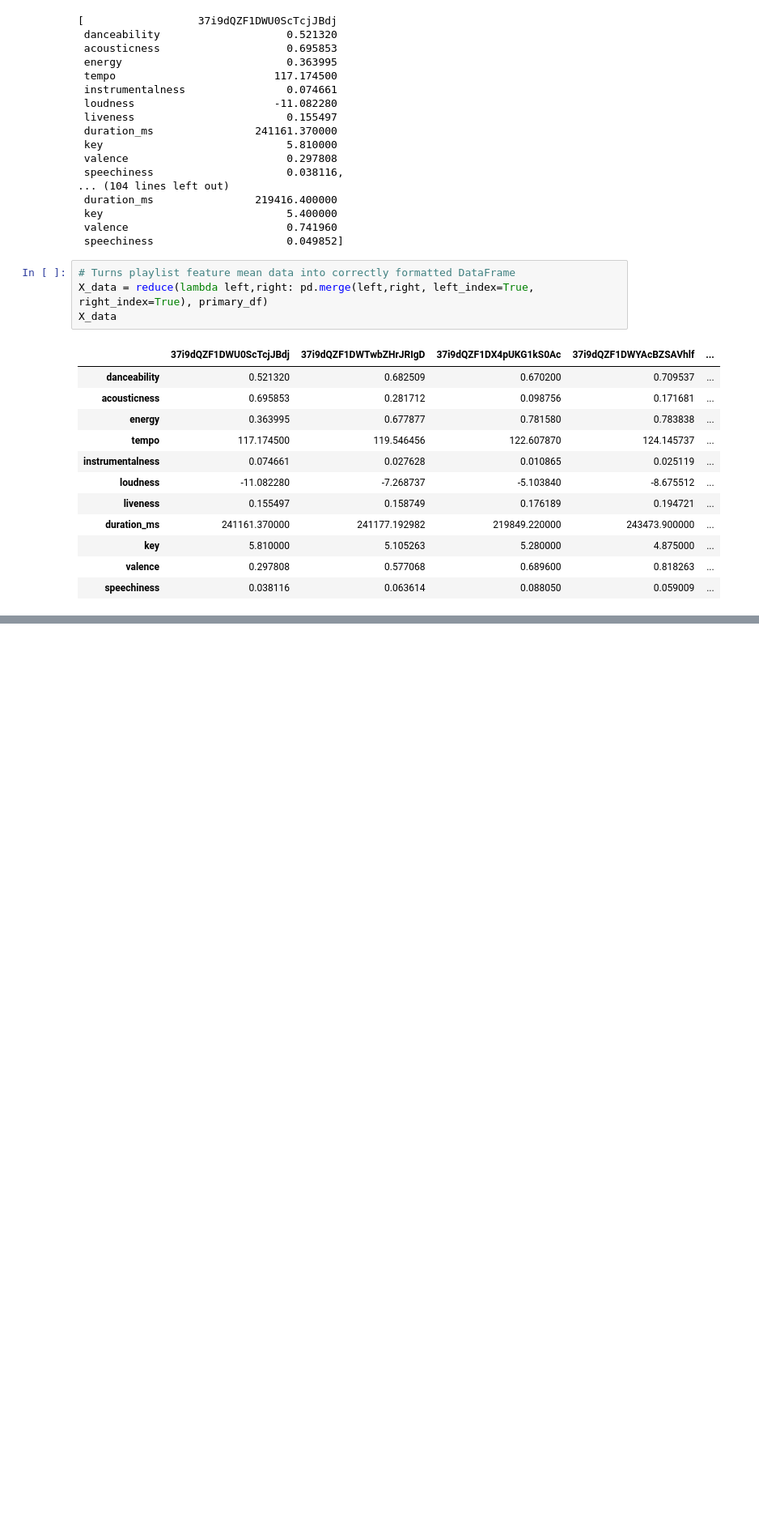
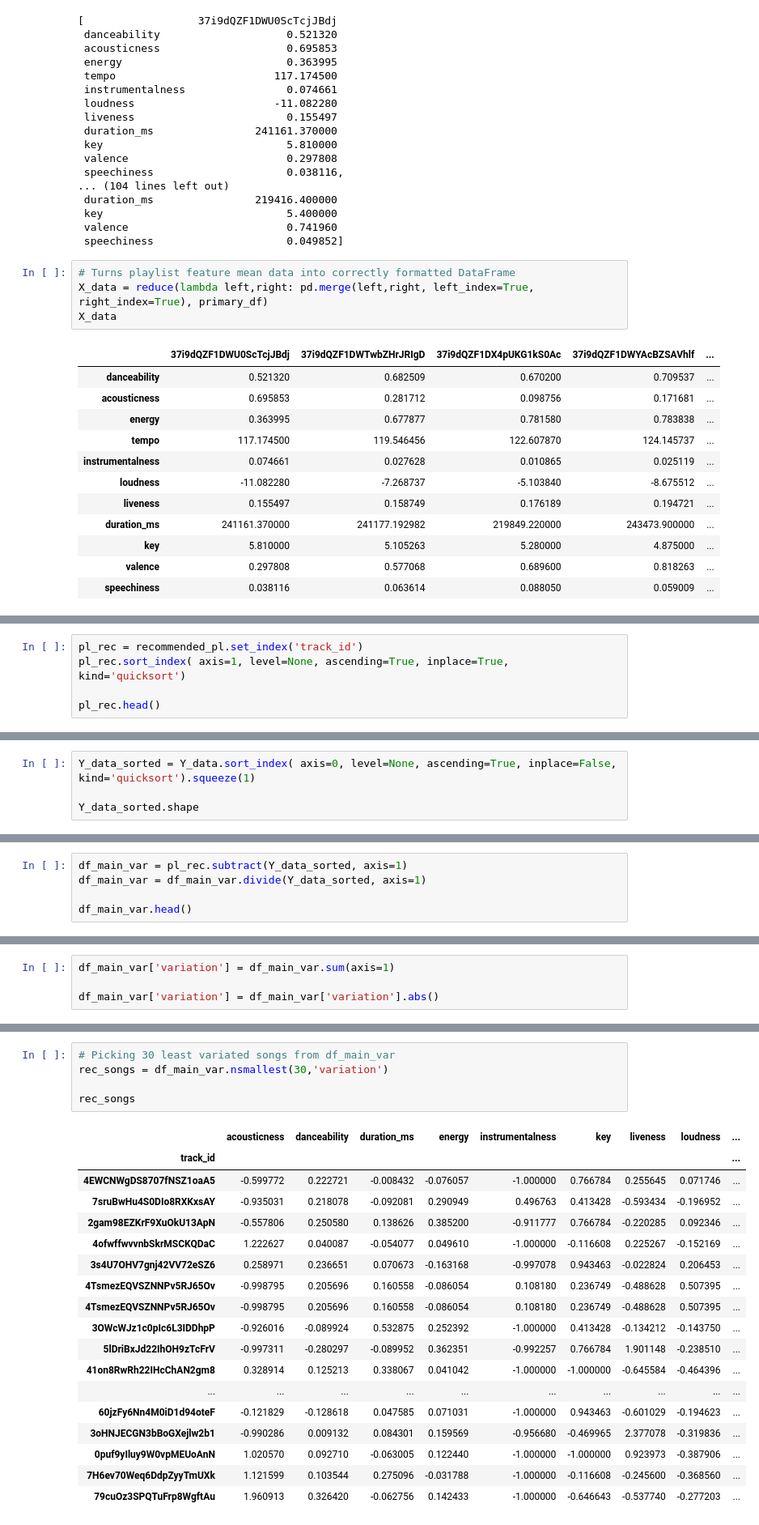
Before and after one commit to malbert131/DJ_NumPY, a Jupyter notebook: Recommender.ipynb, the cells around one changed output, grey strips where cells are left out. Shown at 81% size. Saved outputs shown, nothing was run; the diff lists cells and outputs as text; blank space fills up the shorter version.

```diff
--- a/Recommender.ipynb
+++ b/Recommender.ipynb
@@ -295,0 +301,5 @@ SpotifyException: http status: 401, code:-1 - https://api.spotify.com/v1/playlis
+# %%
+pl_rec = recommended_pl.set_index('track_id')
+pl_rec.sort_index( axis=1, level=None, ascending=True, inplace=True, kind='quicksort')
+
+pl_rec.head()
@@ -295,0 +314,4 @@ SpotifyException: http status: 401, code:-1 - https://api.spotify.com/v1/playlis
+# %%
+Y_data_sorted = Y_data.sort_index( axis=0, level=None, ascending=True, inplace=False, kind='quicksort').squeeze(1)
+
+Y_data_sorted.shape
@@ -295,0 +335,5 @@ SpotifyException: http status: 401, code:-1 - https://api.spotify.com/v1/playlis
+# %%
+df_main_var = pl_rec.subtract(Y_data_sorted, axis=1)
+df_main_var = df_main_var.divide(Y_data_sorted, axis=1)
+
+df_main_var.head()
@@ -295,0 +348,4 @@ SpotifyException: http status: 401, code:-1 - https://api.spotify.com/v1/playlis
+# %%
+df_main_var['variation'] = df_main_var.sum(axis=1)
+
+df_main_var['variation'] = df_main_var['variation'].abs()
@@ -295,0 +369,24 @@ SpotifyException: http status: 401, code:-1 - https://api.spotify.com/v1/playlis
+# %%
+# Picking 30 least variated songs from df_main_var
+rec_songs = df_main_var.nsmallest(30,'variation')
+
+rec_songs
+# %% [output]
+|  | acousticness | danceability | duration_ms | energy | instrumentalness | key | liveness | loudness | ... |
+| track_id |  |  |  |  |  |  |  |  | ... |
+| 4EWCNWgDS8707fNSZ1oaA5 | -0.599772 | 0.222721 | -0.008432 | -0.076057 | -1.000000 | 0.766784 | 0.255645 | 0.071746 | ... |
+| 7sruBwHu4S0DIo8RXKxsAY | -0.935031 | 0.218078 | -0.092081 | 0.290949 | 0.496763 | 0.413428 | -0.593434 | -0.196952 | ... |
+| 2gam98EZKrF9XuOkU13ApN | -0.557806 | 0.250580 | 0.138626 | 0.385200 | -0.911777 | 0.766784 | -0.220285 | 0.092346 | ... |
+| 4ofwffwvvnbSkrMSCKQDaC | 1.222627 | 0.040087 | -0.054077 | 0.049610 | -1.000000 | -0.116608 | 0.225267 | -0.152169 | ... |
+| 3s4U7OHV7gnj42VV72eSZ6 | 0.258971 | 0.236651 | 0.070673 | -0.163168 | -0.997078 | 0.943463 | -0.022824 | 0.206453 | ... |
+| 4TsmezEQVSZNNPv5RJ65Ov | -0.998795 | 0.205696 | 0.160558 | -0.086054 | 0.108180 | 0.236749 | -0.488628 | 0.507395 | ... |
+| 4TsmezEQVSZNNPv5RJ65Ov | -0.998795 | 0.205696 | 0.160558 | -0.086054 | 0.108180 | 0.236749 | -0.488628 | 0.507395 | ... |
+| 3OWcWJz1c0pIc6L3IDDhpP | -0.926016 | -0.089924 | 0.532875 | 0.252392 | -1.000000 | 0.413428 | -0.134212 | -0.143750 | ... |
+| 5lDriBxJd22IhOH9zTcFrV | -0.997311 | -0.280297 | -0.089952 | 0.362351 | -0.992257 | 0.766784 | 1.901148 | -0.238510 | ... |
+| 41on8RwRh22IHcChAN2gm8 | 0.328914 | 0.125213 | 0.338067 | 0.041042 | -1.000000 | -1.000000 | -0.645584 | -0.464396 | ... |
+| ... | ... | ... | ... | ... | ... | ... | ... | ... | ... |
+| 60jzFy6Nn4M0iD1d94oteF | -0.121829 | -0.128618 | 0.047585 | 0.071031 | -1.000000 | 0.943463 | -0.601029 | -0.194623 | ... |
+| 3oHNJECGN3bBoGXejlw2b1 | -0.990286 | 0.009132 | 0.084301 | 0.159569 | -0.956680 | -0.469965 | 2.377078 | -0.319836 | ... |
+| 0puf9yIluy9W0vpMEUoAnN | 1.020570 | 0.092710 | -0.063005 | 0.122440 | -1.000000 | -1.000000 | 0.923973 | -0.387906 | ... |
+| 7H6ev70Weq6DdpZyyTmUXk | 1.121599 | 0.103544 | 0.275096 | -0.031788 | -1.000000 | -0.116608 | -0.245600 | -0.368560 | ... |
+| 79cuOz3SPQTuFrp8WgftAu | 1.960913 | 0.326420 | -0.062756 | 0.142433 | -1.000000 | -0.646643 | -0.537740 | -0.277203 | ... |
```
Also changed, not shown: parts of 9 cells of this notebook.
